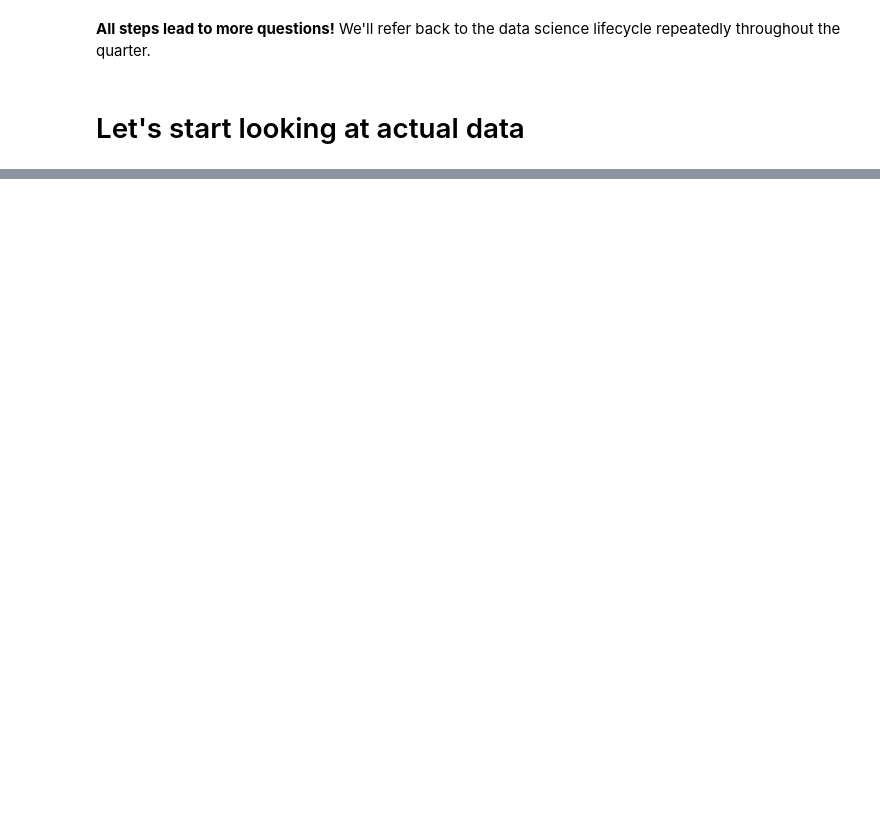
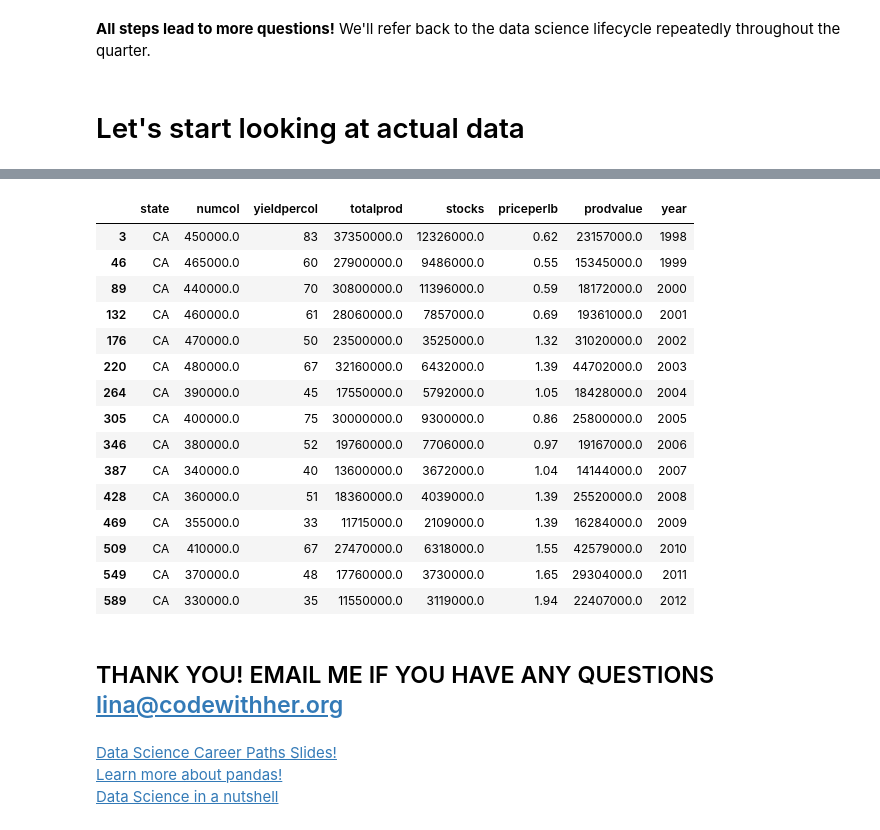
Before and after one commit to codewithher/datascience_workshop, a Jupyter notebook: ds_workshop.ipynb, the cells around one changed output, grey strips where cells are left out. Drawn from its saved outputs; the diff is of its cells as text; code cells hidden in the pictures; blank space fills up the shorter version.

```diff
--- a/ds_workshop.ipynb
+++ b/ds_workshop.ipynb
@@ -125,0 +155,25 @@ df
+# %%
+df[df["state"]=="CA"]
+# %% [output]
+|  | state | numcol | yieldpercol | totalprod | stocks | priceperlb | prodvalue | year |
+| 3 | CA | 450000.0 | 83 | 37350000.0 | 12326000.0 | 0.62 | 23157000.0 | 1998 |
+| 46 | CA | 465000.0 | 60 | 27900000.0 | 9486000.0 | 0.55 | 15345000.0 | 1999 |
+| 89 | CA | 440000.0 | 70 | 30800000.0 | 11396000.0 | 0.59 | 18172000.0 | 2000 |
+| 132 | CA | 460000.0 | 61 | 28060000.0 | 7857000.0 | 0.69 | 19361000.0 | 2001 |
+| 176 | CA | 470000.0 | 50 | 23500000.0 | 3525000.0 | 1.32 | 31020000.0 | 2002 |
+| 220 | CA | 480000.0 | 67 | 32160000.0 | 6432000.0 | 1.39 | 44702000.0 | 2003 |
+| 264 | CA | 390000.0 | 45 | 17550000.0 | 5792000.0 | 1.05 | 18428000.0 | 2004 |
+| 305 | CA | 400000.0 | 75 | 30000000.0 | 9300000.0 | 0.86 | 25800000.0 | 2005 |
+| 346 | CA | 380000.0 | 52 | 19760000.0 | 7706000.0 | 0.97 | 19167000.0 | 2006 |
+| 387 | CA | 340000.0 | 40 | 13600000.0 | 3672000.0 | 1.04 | 14144000.0 | 2007 |
+| 428 | CA | 360000.0 | 51 | 18360000.0 | 4039000.0 | 1.39 | 25520000.0 | 2008 |
+| 469 | CA | 355000.0 | 33 | 11715000.0 | 2109000.0 | 1.39 | 16284000.0 | 2009 |
+| 509 | CA | 410000.0 | 67 | 27470000.0 | 6318000.0 | 1.55 | 42579000.0 | 2010 |
+| 549 | CA | 370000.0 | 48 | 17760000.0 | 3730000.0 | 1.65 | 29304000.0 | 2011 |
+| 589 | CA | 330000.0 | 35 | 11550000.0 | 3119000.0 | 1.94 | 22407000.0 | 2012 |
+# %% [markdown]
+## THANK YOU! EMAIL ME IF YOU HAVE ANY QUESTIONS lina@codewithher.org
+# %% [markdown]
+<a href="https://docs.google.com/presentation/d/12sVjg4JE2vmizg_64lVnUQeuSmwSi41-6pxdtnfagFY/edit?usp=sharing">Data Science Career Paths Slides!</a> <br>
+<a href="https://www.geeksforgeeks.org/introduction-to-pandas-in-python/">Learn more about pandas!</a> <br>
+<a href="https://jimmypang.medium.com/data-science-in-a-nutshell-db351fa41c64">Data Science in a nutshell</a>
```
Also changed, not shown: parts of 8 cells of this notebook.
